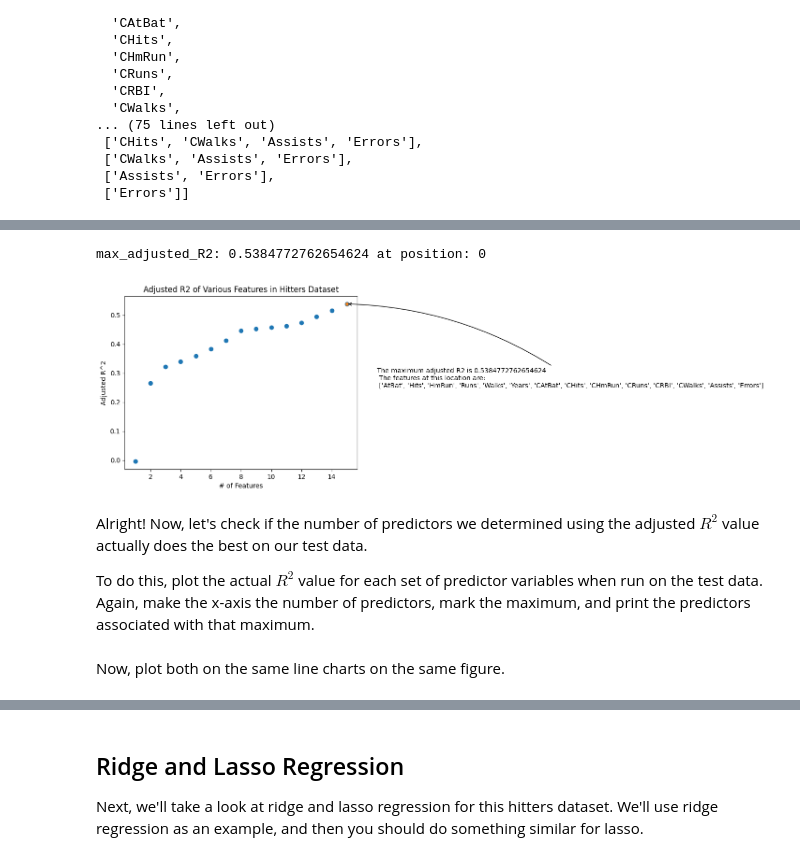
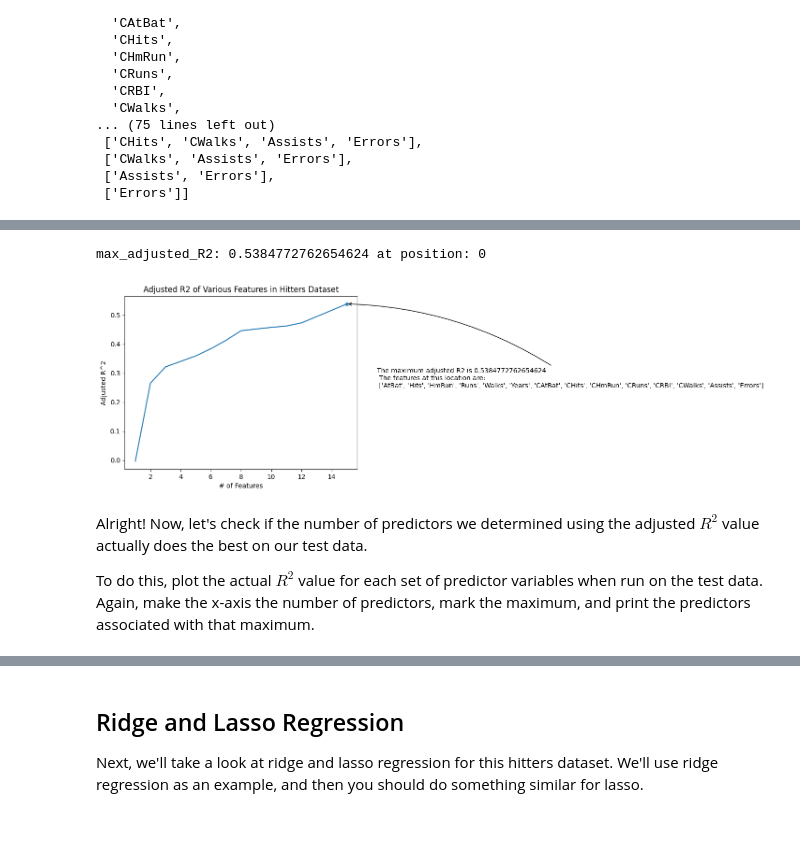
Before and after one commit to robchristiansen13/Learning, a Jupyter notebook: WeberState/CS 6570 (Data Science Algorithms I)/Assignments/CS-6570 Homework 3.ipynb, the cells around one changed output, grey strips where cells are left out. Saved outputs shown, nothing was run; the diff lists cells and outputs as text; code cells hidden in the pictures; blank space fills up the shorter version.

```diff
--- a/WeberState/CS 6570 (Data Science Algorithms I)/Assignments/CS-6570 Homework 3.ipynb
+++ b/WeberState/CS 6570 (Data Science Algorithms I)/Assignments/CS-6570 Homework 3.ipynb
@@ -426,35 +426,35 @@ adjusted_R2 = []
 adjusted_R2 = 1 - (1 - np.array(R2_list_backwards)) * ((len(X_train)-1)/(len(X_train)-np.array(features_list_count)-1))
 df_summary.insert(loc=4, column='Adjusted R^2', value=adjusted_R2, allow_duplicates=True)
 
 # Determine the max adjusted R^2
 max_adjusted_R2 = adjusted_R2.max()
 max_adjusted_R2_index = (np.where(adjusted_R2 == max_adjusted_R2)) # Convert from np array to list
 # for item in max_adjusted_R2_index:
 max_adjusted_R2_index_int = max_adjusted_R2_index[0][0] #Need to improve to deal with the case when the max is shared by multiple values (long shot)
 
 print(f"max_adjusted_R2: {max_adjusted_R2} at position: {max_adjusted_R2_index_int}")
 
 ## PLOT THE VALUES
 fig, ax = plt.subplots()
 
-ax.scatter(features_list_count, adjusted_R2)
+ax.plot(features_list_count, adjusted_R2)
 ax.scatter(features_list_count[max_adjusted_R2_index_int],adjusted_R2[max_adjusted_R2_index_int], marker='*')
 
 ax.set_title('Adjusted R2 of Various Features in Hitters Dataset')
 ax.set_xlabel('# of Features')
 ax.set_ylabel('Adjusted R^2')
 # ax.annotate("The maximum R^2 is here", xy=(1890, .065), color='gray', horizontalalignment='left',fontsize=8)
 
 ax.annotate(f"The maximum adjusted R2 is {max_adjusted_R2}\n The features at this location are:\n {features_list_backwards[max_adjusted_R2_index_int]}",
         xy = (features_list_count[max_adjusted_R2_index_int],adjusted_R2[max_adjusted_R2_index_int]),
         xytext = (17,0.25),
         arrowprops=dict(arrowstyle='->',
                         connectionstyle='arc3, rad=0.15'))
 
 plt.show()
 # %% [output]
 max_adjusted_R2: 0.5384772762654624 at position: 0
-[figure, old version]
+[figure, new version]
 # %% [markdown]
 Alright! Now, let's check if the number of predictors we determined using the adjusted $R^{2}$ value actually does the best on our test data.
 
@@ -484,3 +462 @@ for n in range(len_backwards_features):
-# %% [markdown]
-Now, plot both on the same line charts on the same figure.
 # %%
```
Also changed, not shown: parts of 8 cells of this notebook.
